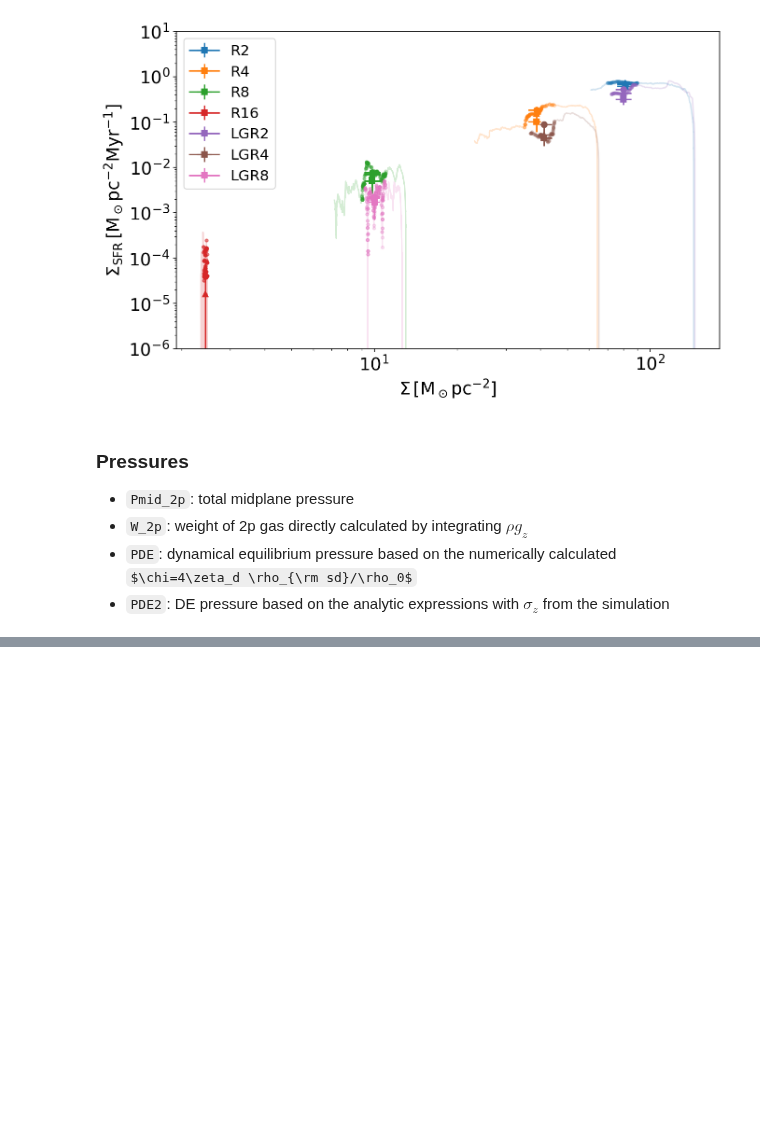
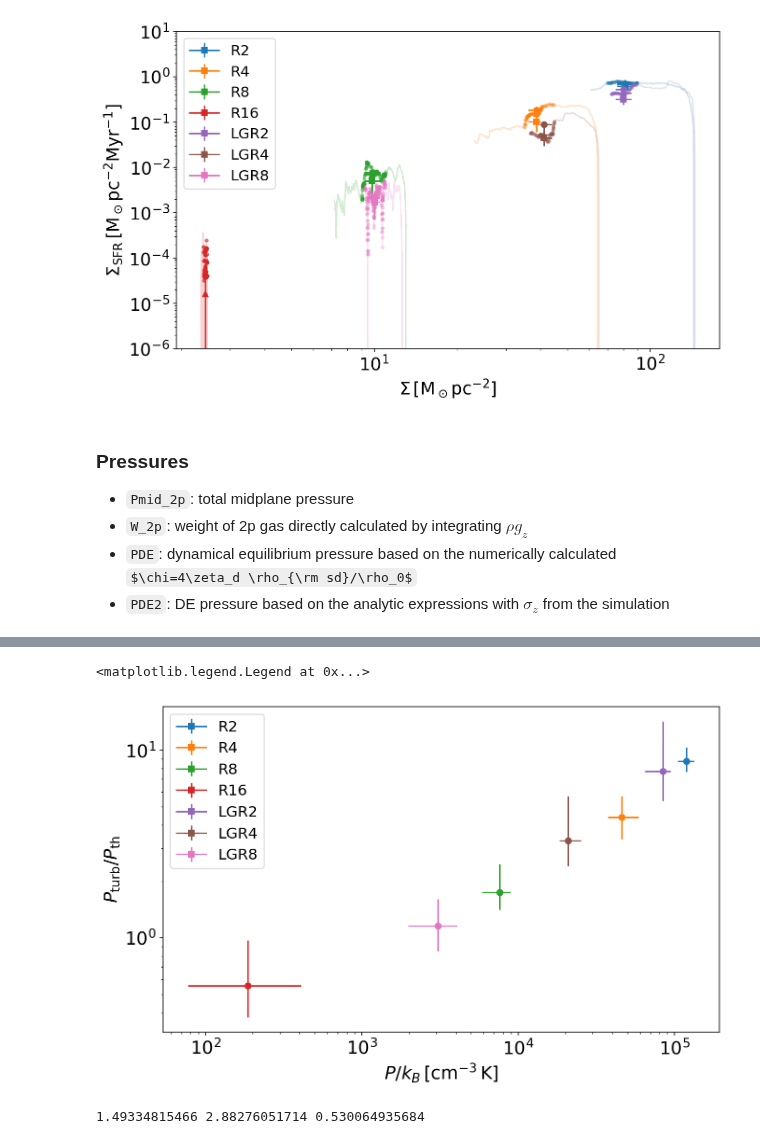
Before and after one commit to changgoo/pyathena, a Jupyter notebook: notebook/history_with_zprof-SFR.ipynb, the cells around one changed output, grey strips where cells are left out. Saved outputs shown, nothing was run; the diff lists cells and outputs as text; code cells hidden in the pictures; some formulas as TeX source; blank space fills up the shorter version.

```diff
--- a/notebook/history_with_zprof-SFR.ipynb
+++ b/notebook/history_with_zprof-SFR.ipynb
@@ -159,0 +160,52 @@ plt.legend(handles=legend_items1,fontsize='small')
+# %%
+legend_items=[]
+xf='Pth_mid_2p'
+yf='Pturb_mid_2p'
+
+for pid in pids:
+    h=hsts[pid]
+    p=pars[pid]
+    model=pid.split('_')[0]
+
+    # selecting ranges based on the surface density
+    idx=(h['surf'] > surf_min[model]) & (h['surf'] < surf_max[model])
+    h=h[idx]
+    #plt.plot(h[xf],h[yf]/h[xf],'.',color=l.get_color(),label=model,alpha=0.2)
+
+    # calculate 10, 50, 90 percentiles
+    x=np.percentile(h[xf],[25,50,75])
+
+    y=np.percentile(h[yf]/h[xf],[25,50,75])
+
+    yerr=np.diff(y).reshape(2,1)
+    xerr=np.diff(x).reshape(2,1)
+    points=plt.errorbar(x[1],y[1],yerr=yerr,xerr=xerr,
+                        marker=m,label=model)
+plt.xlabel(labels['Pth']+label_units['pressure'])
+plt.ylabel(labels['Pturb_mid_2p']+'/'+labels['Pth_mid_2p'])
+plt.xscale('log')
+plt.yscale('log')
+plt.legend(handles=legend_items1,fontsize='small')
+# %% [output]
+<matplotlib.legend.Legend at 0x...>
+[figure, added]
+# %%
+# calculate reference values
+
+h=hsts['R8_8pc_metal']
+model=pid.split('_')[0]
+
+idx=(h['surf'] > surf_min[model]) & (h['surf'] < surf_max[model]) & (h['sfr10'] != 0)
+h=h[idx]
+
+eta_th=(h['Pth_mid_2p']/1.e3)/(h['sfr10']/1.e-3)
+eta_turb=(h['Pturb_mid_2p']/1.e3)/(h['sfr10']/1.e-3)
+eta_th0=np.percentile(eta_th,50)
+eta_turb0=np.percentile(eta_turb,50)
+nmid0=np.percentile(h['nmid'],50)
+#eta_th0=eta_th.mean()
+#eta_turb0=eta_turb.mean()
+#nmid0=nmid.mean()
+print eta_th0,eta_turb0,nmid0
+# %% [output]
+1.49334815466 2.88276051714 0.530064935684
```
Also changed, not shown: parts of 4 cells of this notebook.
